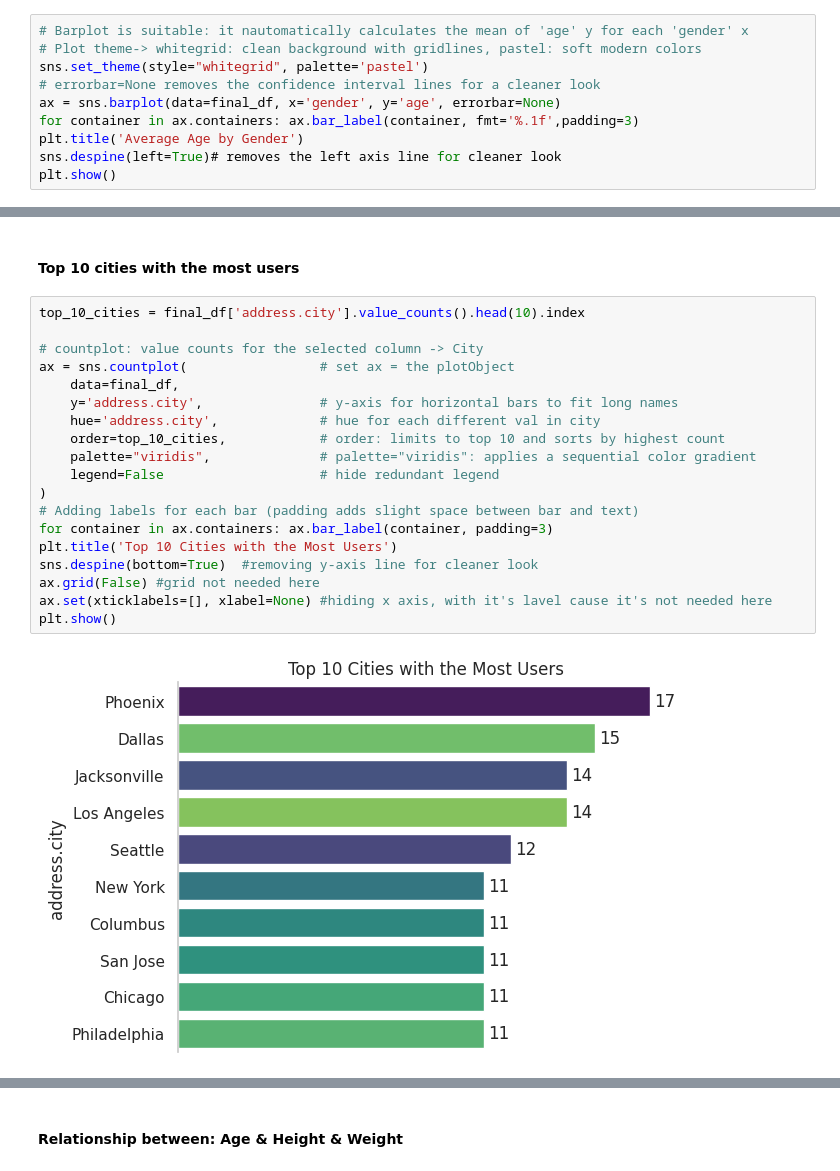
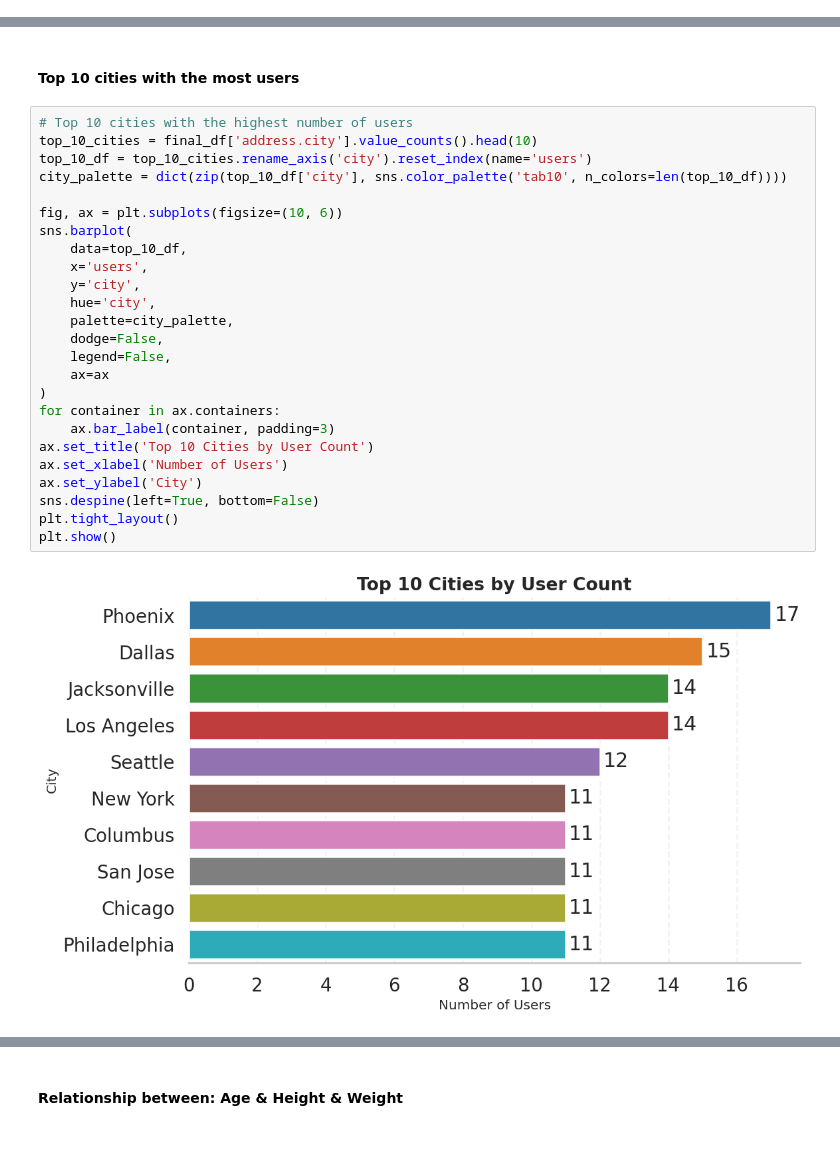
Before and after one commit to Data-Legend/usersData_from_api_to_insights, a Jupyter notebook: api_to_eda.ipynb, the cells around one changed output, grey strips where cells are left out. Saved outputs shown, nothing was run; the diff lists cells and outputs as text; blank space fills up the shorter version.

```diff
--- a/api_to_eda.ipynb
+++ b/api_to_eda.ipynb
@@ -248,10 +229,0 @@ plt.show()
-# %%
-# Barplot is suitable: it nautomatically calculates the mean of 'age' y for each 'gender' x
-# Plot theme-> whitegrid: clean background with gridlines, pastel: soft modern colors
-sns.set_theme(style="whitegrid", palette='pastel')
-# errorbar=None removes the confidence interval lines for a cleaner look
-ax = sns.barplot(data=final_df, x='gender', y='age', errorbar=None)
-for container in ax.containers: ax.bar_label(container, fmt='%.1f',padding=3)
-plt.title('Average Age by Gender')
-sns.despine(left=True)# removes the left axis line for cleaner look
-plt.show()
@@ -279,23 +307,29 @@ plt.show()
 # %% [markdown]
 #### Top 10 cities with the most users
 # %%
-top_10_cities = final_df['address.city'].value_counts().head(10).index
+# Top 10 cities with the highest number of users
+top_10_cities = final_df['address.city'].value_counts().head(10)
+top_10_df = top_10_cities.rename_axis('city').reset_index(name='users')
+city_palette = dict(zip(top_10_df['city'], sns.color_palette('tab10', n_colors=len(top_10_df))))
 
-# countplot: value counts for the selected column -> City
-ax = sns.countplot(                 # set ax = the plotObject
-    data=final_df,
-    y='address.city',               # y-axis for horizontal bars to fit long names
-    hue='address.city',             # hue for each different val in city
-    order=top_10_cities,            # order: limits to top 10 and sorts by highest count
-    palette="viridis",              # palette="viridis": applies a sequential color gradient
-    legend=False                    # hide redundant legend
+fig, ax = plt.subplots(figsize=(10, 6))
+sns.barplot(
+    data=top_10_df,
+    x='users',
+    y='city',
+    hue='city',
+    palette=city_palette,
+    dodge=False,
+    legend=False,
+    ax=ax
 )
-# Adding labels for each bar (padding adds slight space between bar and text)
-for container in ax.containers: ax.bar_label(container, padding=3)
-plt.title('Top 10 Cities with the Most Users')
-sns.despine(bottom=True)  #removing y-axis line for cleaner look
-ax.grid(False) #grid not needed here
-ax.set(xticklabels=[], xlabel=None) #hiding x axis, with it's lavel cause it's not needed here
+for container in ax.containers:
+    ax.bar_label(container, padding=3)
+ax.set_title('Top 10 Cities by User Count')
+ax.set_xlabel('Number of Users')
+ax.set_ylabel('City')
+sns.despine(left=True, bottom=False)
+plt.tight_layout()
 plt.show()
 # %% [output]
-[figure, old version]
+[figure, new version]
```
Also changed, not shown: parts of 24 cells of this notebook, 6 other files.
